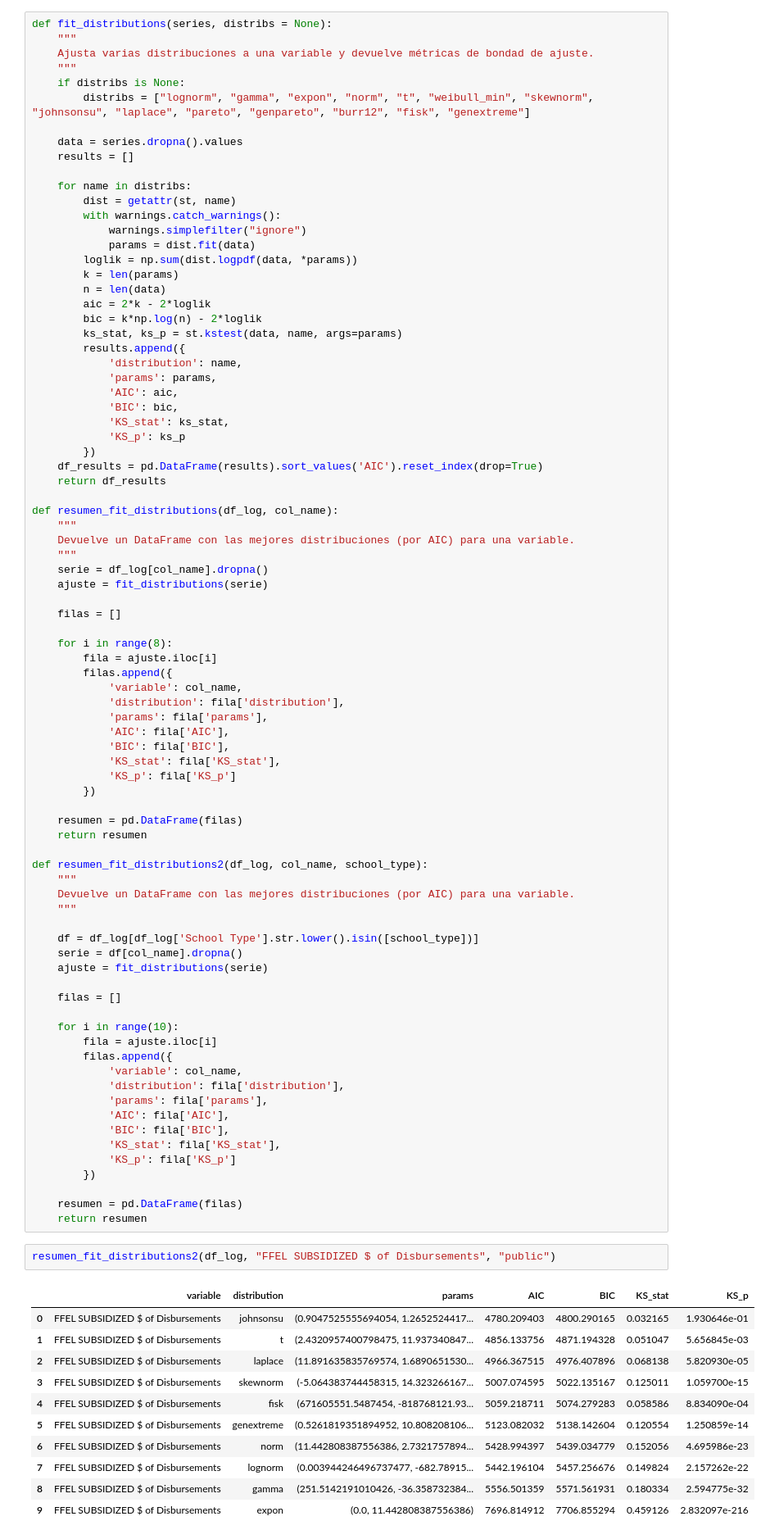
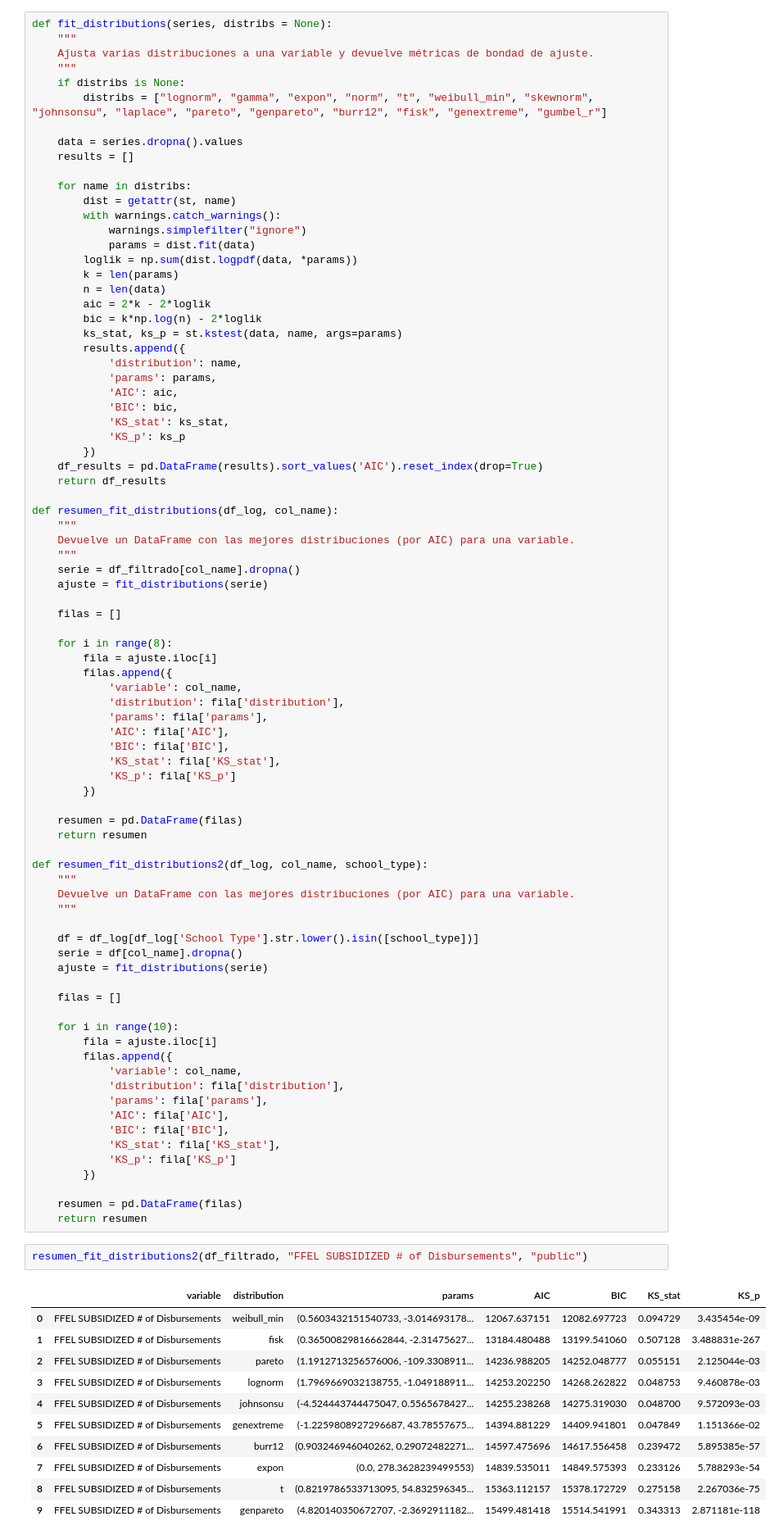
Before and after one commit to CA0307-II-2025/grupo-3, a Jupyter notebook: cod/pit.ipynb, the cells around one changed output. Shown: that part at 82% size. Drawn from its saved outputs; the diff is of its cells as text.

```diff
--- a/cod/pit.ipynb
+++ b/cod/pit.ipynb
@@ -211,7 +195,7 @@ def fit_distributions(series, distribs = None):
     Ajusta varias distribuciones a una variable y devuelve métricas de bondad de ajuste.
     """
     if distribs is None:
-        distribs = ["lognorm", "gamma", "expon", "norm", "t", "weibull_min", "skewnorm", "johnsonsu", "laplace", "pareto", "genpareto", "burr12", "fisk", "genextreme"]
+        distribs = ["lognorm", "gamma", "expon", "norm", "t", "weibull_min", "skewnorm", "johnsonsu", "laplace", "pareto", "genpareto", "burr12", "fisk", "genextreme", "gumbel_r"]
 
     data = series.dropna().values
     results = []
@@ -242,7 +226,7 @@ def resumen_fit_distributions(df_log, col_name):
     """
     Devuelve un DataFrame con las mejores distribuciones (por AIC) para una variable.
     """
-    serie = df_log[col_name].dropna()
+    serie = df_filtrado[col_name].dropna()
     ajuste = fit_distributions(serie)
 
     filas = []
@@ -288,19 +272,19 @@ def resumen_fit_distributions2(df_log, col_name, school_type):
     resumen = pd.DataFrame(filas)
     return resumen
 # %%
-resumen_fit_distributions2(df_log, "FFEL SUBSIDIZED $ of Disbursements", "public")
+resumen_fit_distributions2(df_filtrado, "FFEL SUBSIDIZED # of Disbursements", "public")
 # %% [output]
 |  | variable | distribution | params | AIC | BIC | KS_stat | KS_p |
-| 0 | FFEL SUBSIDIZED $ of Disbursements | johnsonsu | (0.9047525555694054, 1.2652524417... | 4780.209403 | 4800.290165 | 0.032165 | 1.930646e-01 |
-| 1 | FFEL SUBSIDIZED $ of Disbursements | t | (2.4320957400798475, 11.937340847... | 4856.133756 | 4871.194328 | 0.051047 | 5.656845e-03 |
-| 2 | FFEL SUBSIDIZED $ of Disbursements | laplace | (11.891635835769574, 1.6890651530... | 4966.367515 | 4976.407896 | 0.068138 | 5.820930e-05 |
-| 3 | FFEL SUBSIDIZED $ of Disbursements | skewnorm | (-5.064383744458315, 14.323266167... | 5007.074595 | 5022.135167 | 0.125011 | 1.059700e-15 |
-| 4 | FFEL SUBSIDIZED $ of Disbursements | fisk | (671605551.5487454, -818768121.93... | 5059.218711 | 5074.279283 | 0.058586 | 8.834090e-04 |
-| 5 | FFEL SUBSIDIZED $ of Disbursements | genextreme | (0.5261819351894952, 10.808208106... | 5123.082032 | 5138.142604 | 0.120554 | 1.250859e-14 |
-| 6 | FFEL SUBSIDIZED $ of Disbursements | norm | (11.442808387556386, 2.7321757894... | 5428.994397 | 5439.034779 | 0.152056 | 4.695986e-23 |
-| 7 | FFEL SUBSIDIZED $ of Disbursements | lognorm | (0.003944246496737477, -682.78915... | 5442.196104 | 5457.256676 | 0.149824 | 2.157262e-22 |
-| 8 | FFEL SUBSIDIZED $ of Disbursements | gamma | (251.5142191010426, -36.358732384... | 5556.501359 | 5571.561931 | 0.180334 | 2.594775e-32 |
-| 9 | FFEL SUBSIDIZED $ of Disbursements | expon | (0.0, 11.442808387556386) | 7696.814912 | 7706.855294 | 0.459126 | 2.832097e-216 |
+| 0 | FFEL SUBSIDIZED # of Disbursements | weibull_min | (0.5603432151540733, -3.014693178... | 12067.637151 | 12082.697723 | 0.094729 | 3.435454e-09 |
+| 1 | FFEL SUBSIDIZED # of Disbursements | fisk | (0.36500829816662844, -2.31475627... | 13184.480488 | 13199.541060 | 0.507128 | 3.488831e-267 |
+| 2 | FFEL SUBSIDIZED # of Disbursements | pareto | (1.1912713256576006, -109.3308911... | 14236.988205 | 14252.048777 | 0.055151 | 2.125044e-03 |
+| 3 | FFEL SUBSIDIZED # of Disbursements | lognorm | (1.7969669032138755, -1.049188911... | 14253.202250 | 14268.262822 | 0.048753 | 9.460878e-03 |
+| 4 | FFEL SUBSIDIZED # of Disbursements | johnsonsu | (-4.524443744475047, 0.5565678427... | 14255.238268 | 14275.319030 | 0.048700 | 9.572093e-03 |
+| 5 | FFEL SUBSIDIZED # of Disbursements | genextreme | (-1.2259808927296687, 43.78557675... | 14394.881229 | 14409.941801 | 0.047849 | 1.151366e-02 |
+| 6 | FFEL SUBSIDIZED # of Disbursements | burr12 | (0.903246946040262, 0.29072482271... | 14597.475696 | 14617.556458 | 0.239472 | 5.895385e-57 |
+| 7 | FFEL SUBSIDIZED # of Disbursements | expon | (0.0, 278.3628239499553) | 14839.535011 | 14849.575393 | 0.233126 | 5.788293e-54 |
+| 8 | FFEL SUBSIDIZED # of Disbursements | t | (0.8219786533713095, 54.832596345... | 15363.112157 | 15378.172729 | 0.275158 | 2.267036e-75 |
+| 9 | FFEL SUBSIDIZED # of Disbursements | genpareto | (4.820140350672707, -2.3692911182... | 15499.481418 | 15514.541991 | 0.343313 | 2.871181e-118 |
 # %%
 resumen_fit_distributions2(df_log, "FFEL SUBSIDIZED $ of Disbursements", "public")
 # %% [output]
```
Also changed, not shown: parts of 16 cells of this notebook.
